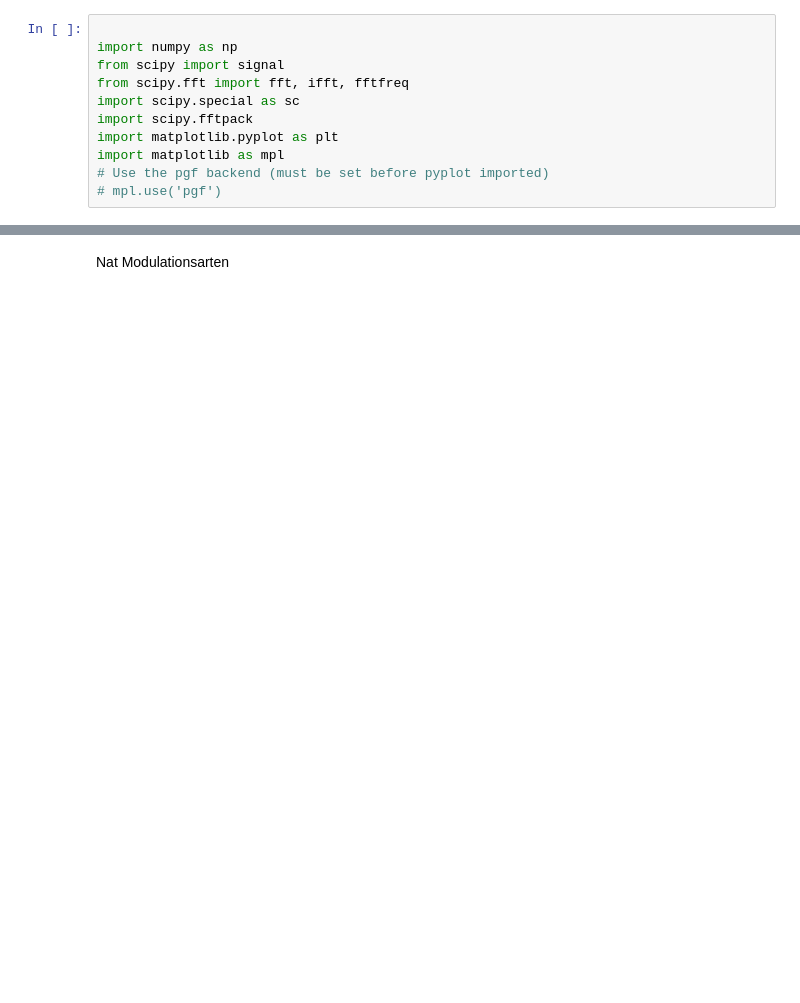
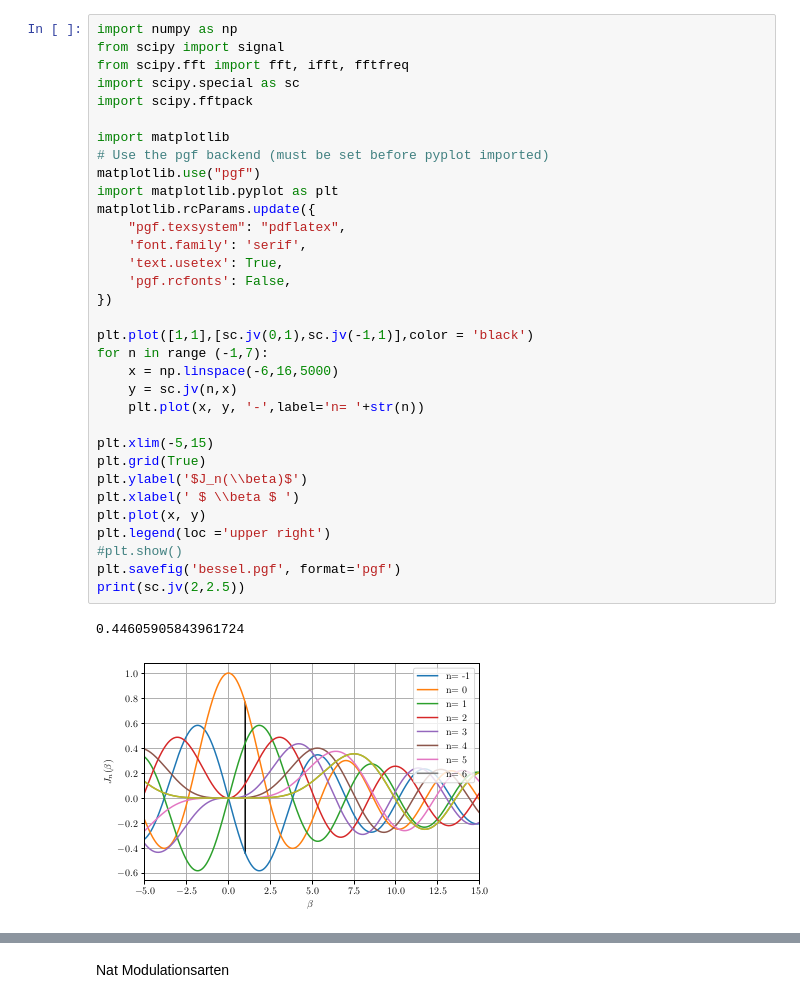
Before and after one commit to AndreasFMueller/SeminarSpezielleFunktionen, a Jupyter notebook: buch/papers/fm/Python animation/Bessel-FM.ipynb, the cells around one changed output, grey strips where cells are left out. Drawn from its saved outputs; the diff is of its cells as text; blank space fills up the shorter version.

```diff
--- a/buch/papers/fm/Python animation/Bessel-FM.ipynb
+++ b/buch/papers/fm/Python animation/Bessel-FM.ipynb
@@ -1,11 +1,36 @@
-# %%
-
-import numpy as np
-from scipy import signal
-from scipy.fft import fft, ifft, fftfreq
-import scipy.special as sc
-import scipy.fftpack
-import matplotlib.pyplot as plt
-import matplotlib as mpl
-# Use the pgf backend (must be set before pyplot imported)
-# mpl.use('pgf')
+# %%
+import numpy as np
+from scipy import signal
+from scipy.fft import fft, ifft, fftfreq
+import scipy.special as sc
+import scipy.fftpack
+
+import matplotlib
+# Use the pgf backend (must be set before pyplot imported)
+matplotlib.use("pgf")
+import matplotlib.pyplot as plt
+matplotlib.rcParams.update({
+    "pgf.texsystem": "pdflatex",
+    'font.family': 'serif',
+    'text.usetex': True,
+    'pgf.rcfonts': False,
+})
+
+plt.plot([1,1],[sc.jv(0,1),sc.jv(-1,1)],color = 'black')
+for n in range (-1,7):
+    x = np.linspace(-6,16,5000)
+    y = sc.jv(n,x)
+    plt.plot(x, y, '-',label='n= '+str(n))
+
+plt.xlim(-5,15)
+plt.grid(True)
+plt.ylabel('$J_n(\\beta)$')
+plt.xlabel(' $ \\beta $ ')
+plt.plot(x, y)
+plt.legend(loc ='upper right')
+#plt.show()
+plt.savefig('bessel.pgf', format='pgf')
+print(sc.jv(2,2.5))
+# %% [output]
+0.44605905843961724
+[figure, added]
```
Also changed, not shown: parts of 9 cells of this notebook, 19 other files.
